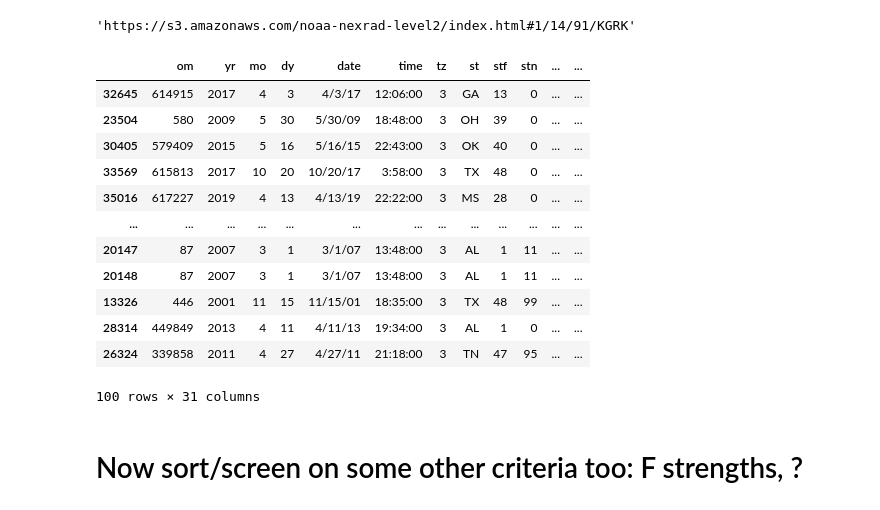
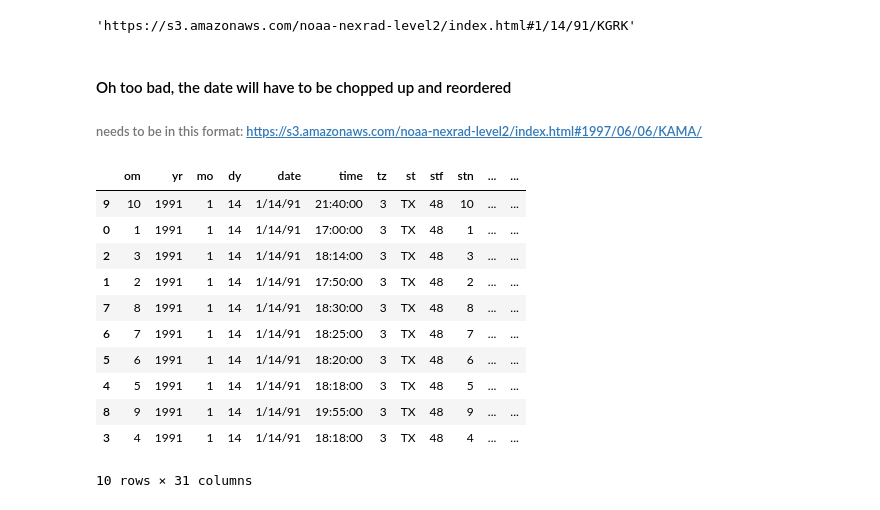
Before and after one commit to MPOcanes/MPO624_2022, a Jupyter notebook: Notebooks/TornadosClosestToRadars.ipynb, the cells around one changed output. Cells and saved outputs as stored; diff of their text form; code cells hidden in the pictures.

```diff
--- a/Notebooks/TornadosClosestToRadars.ipynb
+++ b/Notebooks/TornadosClosestToRadars.ipynb
@@ -27,5 +32,5 @@ tornadoes
 # %%
-sites = pd.read_table('~/Box/MapesGroupUndergradResearch/Tyreek/WSR88d_locations.txt')
+sites = pd.read_table('~/Box/MPO624_data/WSR88d_locations.txt')
 # %%
 sites[0:5]
 # %% [output]
@@ -56,0 +64,5 @@ Add two columns to tornados DataFrame
+# %%
+# For speed of testing, create a subset
+
+subset = tornadoes[0:10].copy()
+subset
@@ -59,7 +84,7 @@ Add two columns to tornados DataFrame
 NearestCode = []
 NearestDist = []
 
-for i in range(len(tornadoes)):
+for i in range(len(subset)):
     # print(tornadoes[i:i+1]['st'].values[0]) # debugging/testing: print the state
     x = tornadoes[i:i+1]['slon'].values[0]
     y = tornadoes[i:i+1]['slat'].values[0]
@@ -86,6 +111,6 @@ for i in range(len(tornadoes)):
 # %% [markdown]
 # Append columns onto the tornadoes DataFrame
 # %%
-tornadoes['NearestRadar'] = NearestCode
-tornadoes['NearestDist'] = NearestDist
+subset['NearestRadar'] = NearestCode
+subset['NearestDist'] = NearestDist
 # %%
@@ -96,21 +120,21 @@ URLs = 'https://s3.amazonaws.com/noaa-nexrad-level2/index.html#' + tornadoes['da
 URLs[0]
 # %% [output]
 'https://s3.amazonaws.com/noaa-nexrad-level2/index.html#1/14/91/KGRK'
+# %% [markdown]
+#### Oh too bad, the date will have to be chopped up and reordered
+###### needs to be in this format: https://s3.amazonaws.com/noaa-nexrad-level2/index.html#1997/06/06/KAMA/
 # %%
-tornadoes.sort_values(by='NearestDist')[0:100]
+subset.sort_values(by='NearestDist')[0:100]
 # %% [output]
 |  | om | yr | mo | dy | date | time | tz | st | stf | stn | ... | ... |
-| 32645 | 614915 | 2017 | 4 | 3 | 4/3/17 | 12:06:00 | 3 | GA | 13 | 0 | ... | ... |
-| 23504 | 580 | 2009 | 5 | 30 | 5/30/09 | 18:48:00 | 3 | OH | 39 | 0 | ... | ... |
-| 30405 | 579409 | 2015 | 5 | 16 | 5/16/15 | 22:43:00 | 3 | OK | 40 | 0 | ... | ... |
-| 33569 | 615813 | 2017 | 10 | 20 | 10/20/17 | 3:58:00 | 3 | TX | 48 | 0 | ... | ... |
-| 35016 | 617227 | 2019 | 4 | 13 | 4/13/19 | 22:22:00 | 3 | MS | 28 | 0 | ... | ... |
-| ... | ... | ... | ... | ... | ... | ... | ... | ... | ... | ... | ... | ... |
-| 20147 | 87 | 2007 | 3 | 1 | 3/1/07 | 13:48:00 | 3 | AL | 1 | 11 | ... | ... |
-| 20148 | 87 | 2007 | 3 | 1 | 3/1/07 | 13:48:00 | 3 | AL | 1 | 11 | ... | ... |
-| 13326 | 446 | 2001 | 11 | 15 | 11/15/01 | 18:35:00 | 3 | TX | 48 | 99 | ... | ... |
-| 28314 | 449849 | 2013 | 4 | 11 | 4/11/13 | 19:34:00 | 3 | AL | 1 | 0 | ... | ... |
-| 26324 | 339858 | 2011 | 4 | 27 | 4/27/11 | 21:18:00 | 3 | TN | 47 | 95 | ... | ... |
+| 9 | 10 | 1991 | 1 | 14 | 1/14/91 | 21:40:00 | 3 | TX | 48 | 10 | ... | ... |
+| 0 | 1 | 1991 | 1 | 14 | 1/14/91 | 17:00:00 | 3 | TX | 48 | 1 | ... | ... |
+| 2 | 3 | 1991 | 1 | 14 | 1/14/91 | 18:14:00 | 3 | TX | 48 | 3 | ... | ... |
+| 1 | 2 | 1991 | 1 | 14 | 1/14/91 | 17:50:00 | 3 | TX | 48 | 2 | ... | ... |
+| 7 | 8 | 1991 | 1 | 14 | 1/14/91 | 18:30:00 | 3 | TX | 48 | 8 | ... | ... |
+| 6 | 7 | 1991 | 1 | 14 | 1/14/91 | 18:25:00 | 3 | TX | 48 | 7 | ... | ... |
+| 5 | 6 | 1991 | 1 | 14 | 1/14/91 | 18:20:00 | 3 | TX | 48 | 6 | ... | ... |
+| 4 | 5 | 1991 | 1 | 14 | 1/14/91 | 18:18:00 | 3 | TX | 48 | 5 | ... | ... |
+| 8 | 9 | 1991 | 1 | 14 | 1/14/91 | 19:55:00 | 3 | TX | 48 | 9 | ... | ... |
+| 3 | 4 | 1991 | 1 | 14 | 1/14/91 | 18:18:00 | 3 | TX | 48 | 4 | ... | ... |
-100 rows × 31 columns
+10 rows × 31 columns
-# %% [markdown]
-# Now sort/screen on some other criteria too: F strengths, ?
```
Also changed, not shown: parts of 8 cells of this notebook.
